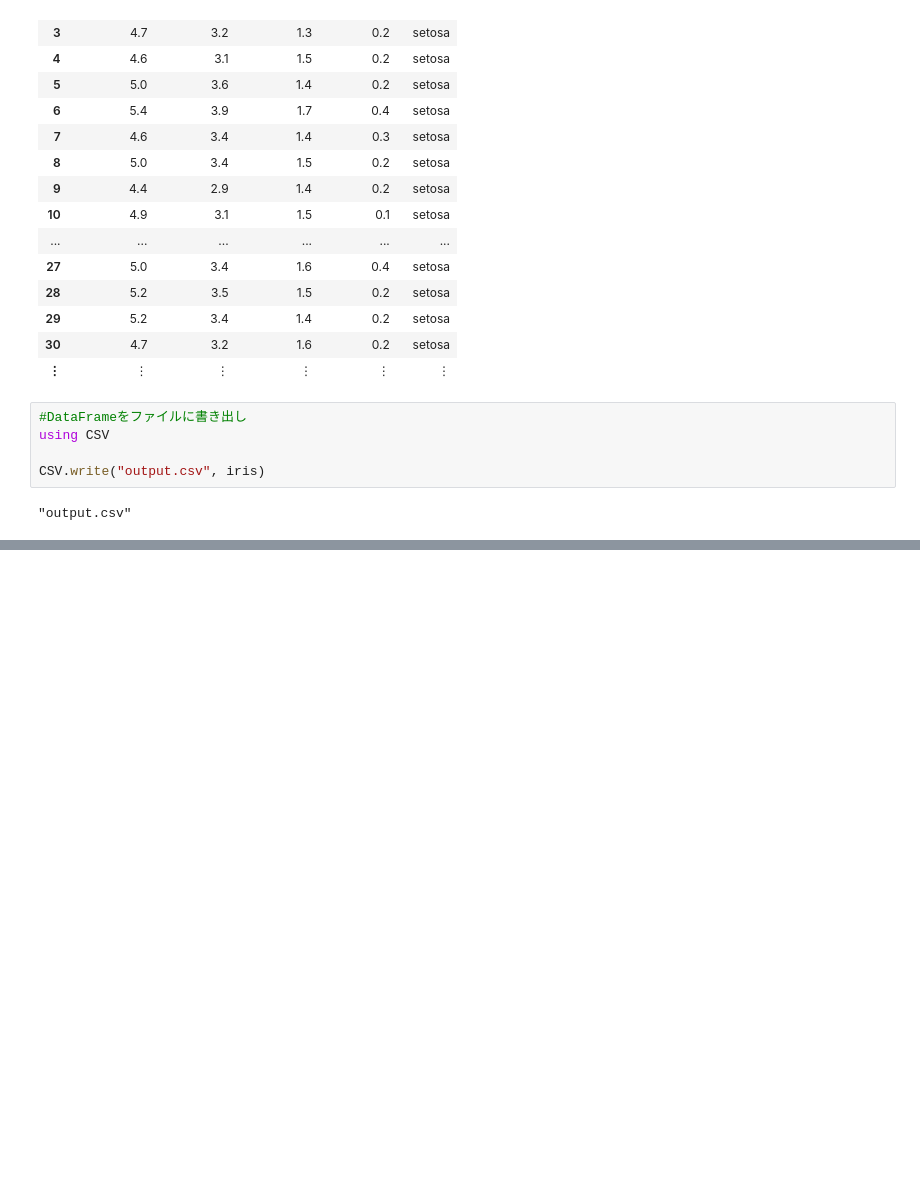
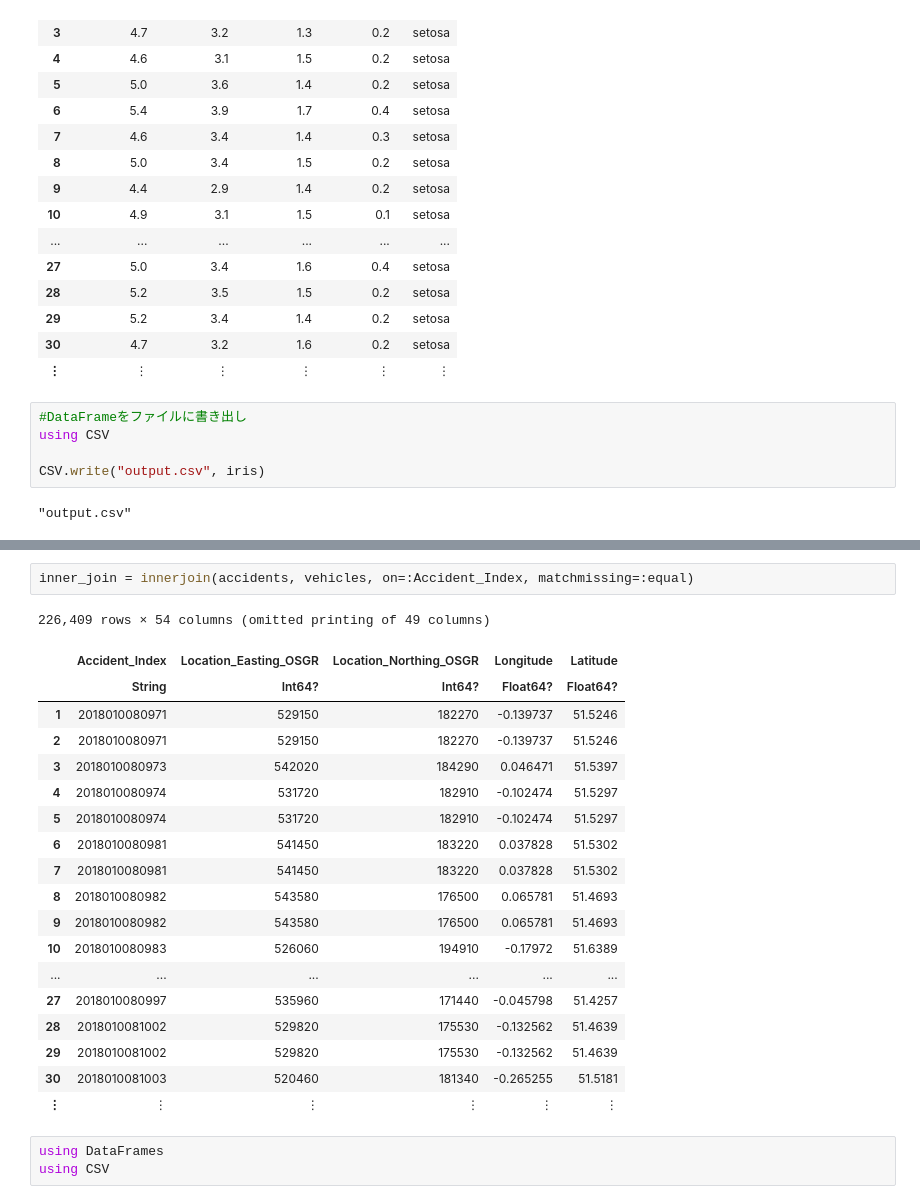
Before and after one commit to Nu2-Cracker/julia_forest, a Jupyter notebook: Untitled.ipynb, the cells around one changed output, grey strips where cells are left out. Saved outputs shown, nothing was run; the diff lists cells and outputs as text; blank space fills up the shorter version.

```diff
--- a/Untitled.ipynb
+++ b/Untitled.ipynb
@@ -121,0 +159,25 @@ accidents
+# %%
+inner_join = innerjoin(accidents, vehicles, on=:Accident_Index, matchmissing=:equal)
+# %% [output]
+226,409 rows × 54 columns (omitted printing of 49 columns)
+|  | Accident_Index | Location_Easting_OSGR | Location_Northing_OSGR | Longitude | Latitude |
+|  | String | Int64? | Int64? | Float64? | Float64? |
+| 1 | 2018010080971 | 529150 | 182270 | -0.139737 | 51.5246 |
+| 2 | 2018010080971 | 529150 | 182270 | -0.139737 | 51.5246 |
+| 3 | 2018010080973 | 542020 | 184290 | 0.046471 | 51.5397 |
+| 4 | 2018010080974 | 531720 | 182910 | -0.102474 | 51.5297 |
+| 5 | 2018010080974 | 531720 | 182910 | -0.102474 | 51.5297 |
+| 6 | 2018010080981 | 541450 | 183220 | 0.037828 | 51.5302 |
+| 7 | 2018010080981 | 541450 | 183220 | 0.037828 | 51.5302 |
+| 8 | 2018010080982 | 543580 | 176500 | 0.065781 | 51.4693 |
+| 9 | 2018010080982 | 543580 | 176500 | 0.065781 | 51.4693 |
+| 10 | 2018010080983 | 526060 | 194910 | -0.17972 | 51.6389 |
+| ... | ... | ... | ... | ... | ... |
+| 27 | 2018010080997 | 535960 | 171440 | -0.045798 | 51.4257 |
+| 28 | 2018010081002 | 529820 | 175530 | -0.132562 | 51.4639 |
+| 29 | 2018010081002 | 529820 | 175530 | -0.132562 | 51.4639 |
+| 30 | 2018010081003 | 520460 | 181340 | -0.265255 | 51.5181 |
+| ⋮ | ⋮ | ⋮ | ⋮ | ⋮ | ⋮ |
+# %%
+using DataFrames
+using CSV
```
Also changed, not shown: parts of 15 cells of this notebook.
